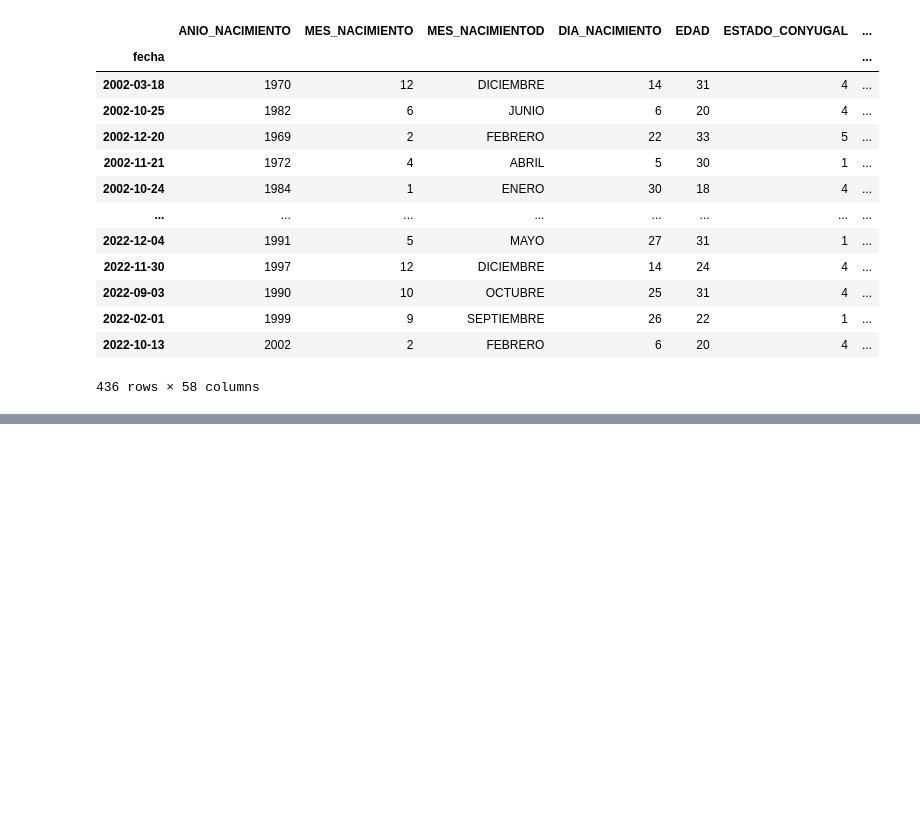
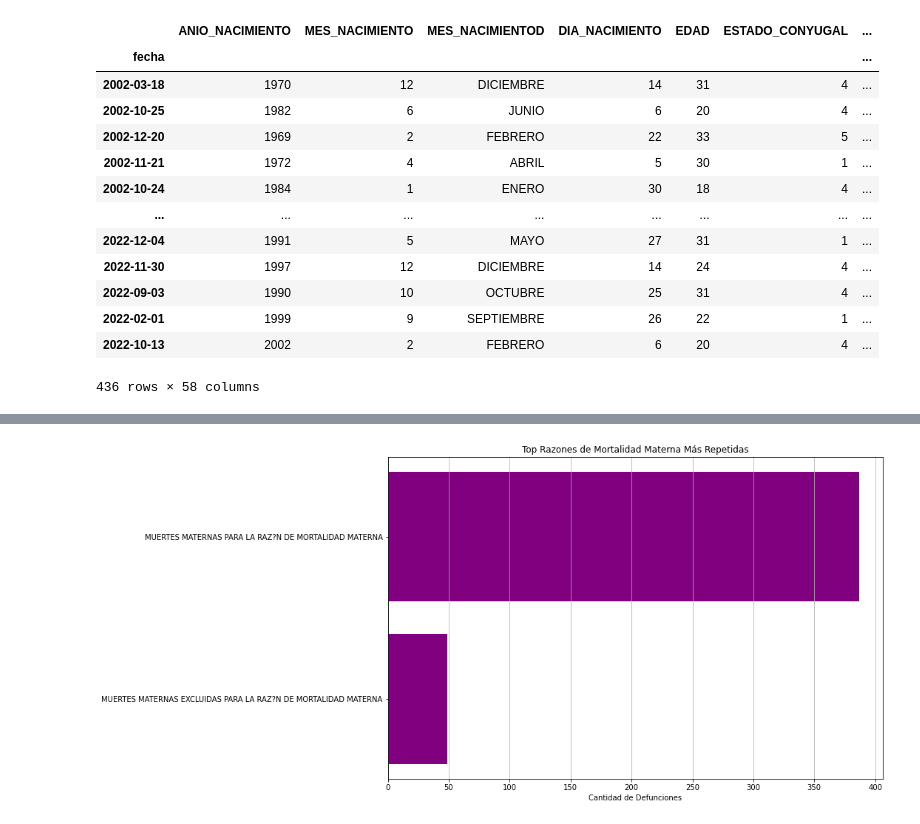
Before and after one commit to JoelPerezD/analisisPandas, a Jupyter notebook: analisis_mortalidadMaterna.ipynb, the cells around one changed output, grey strips where cells are left out. Saved outputs shown, nothing was run; the diff lists cells and outputs as text; code cells hidden in the pictures; blank space fills up the shorter version.

Commit message:
mortalidad materna

```diff
--- a/analisis_mortalidadMaterna.ipynb
+++ b/analisis_mortalidadMaterna.ipynb
@@ -86,0 +106,13 @@ sonora
+# %%
+razones_mortalidad = sonora['RAZON_MORTALIDAD_MATERNAD'].value_counts().reset_index()
+razones_mortalidad.columns = ['Razon de Mortalidad Materna', 'Cantidad']
+top_razones = razones_mortalidad.head(10)
+plt.figure(figsize=(12, 8))
+plt.barh(top_razones['Razon de Mortalidad Materna'], top_razones['Cantidad'], color='purple')
+plt.xlabel('Cantidad de Defunciones')
+plt.title('Top Razones de Mortalidad Materna Más Repetidas')
+plt.gca().invert_yaxis()  # Para que la razón con más defunciones esté en la parte superior
+plt.grid(axis='x')
+plt.show()
+# %% [output]
+[figure, added]
```
Also changed, not shown: parts of 4 cells of this notebook.
